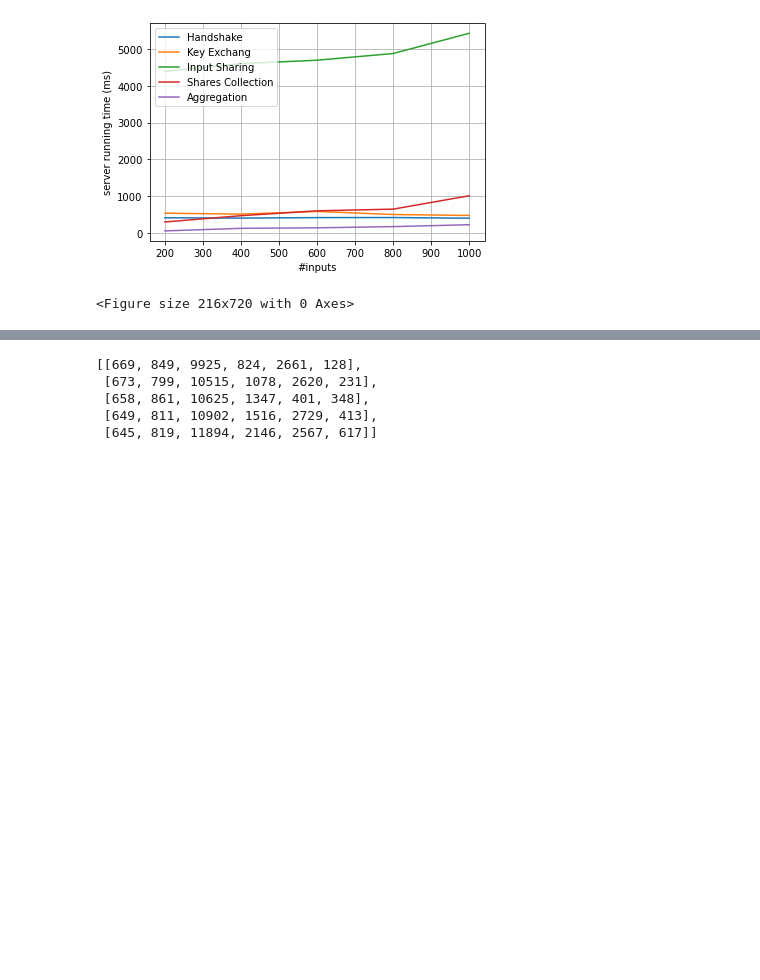
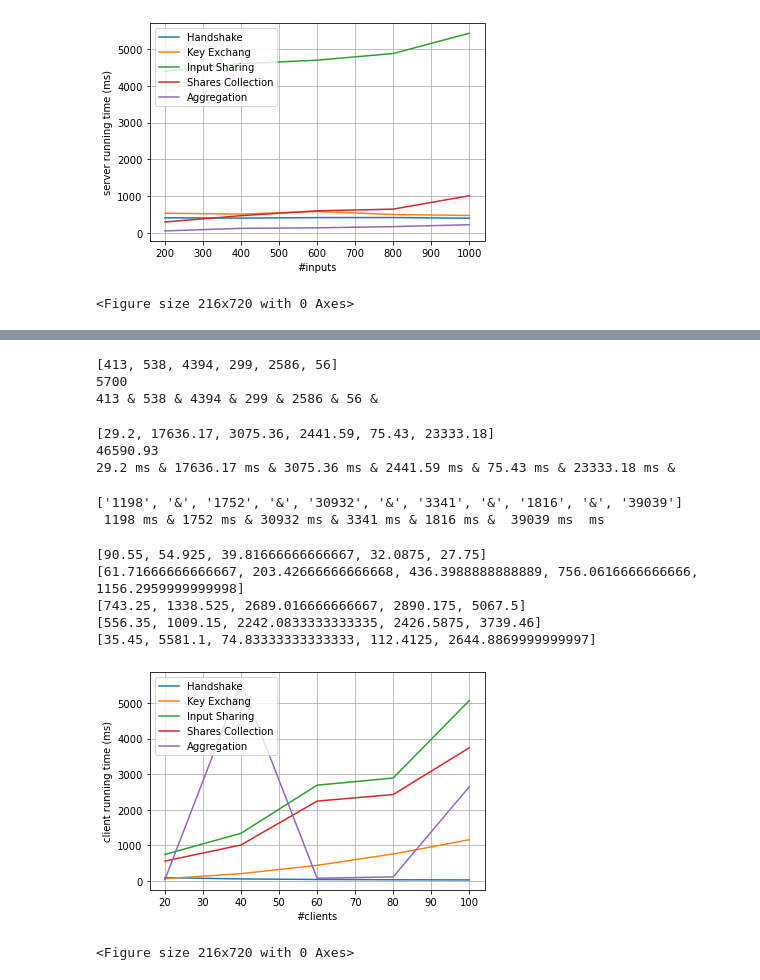
Before and after one commit to CeciliaZ030/secure-aggregation, a Jupyter notebook: output/process_time_data.ipynb, the cells around one changed output, grey strips where cells are left out. Cells and saved outputs as stored; diff of their text form; code cells hidden in the pictures; blank space fills up the shorter version.

```diff
--- a/output/process_time_data.ipynb
+++ b/output/process_time_data.ipynb
@@ -125,8 +139,6 @@ plt.show()
 # %%
-s_table[1][0]
+laytex_table(s_table[1][0])
 # %% [output]
-[[669, 849, 9925, 824, 2661, 128],
- [673, 799, 10515, 1078, 2620, 231],
- [658, 861, 10625, 1347, 401, 348],
- [649, 811, 10902, 1516, 2729, 413],
- [645, 819, 11894, 2146, 2567, 617]]
+[413, 538, 4394, 299, 2586, 56]
+5700
+413 & 538 & 4394 & 299 & 2586 & 56 &
@@ -132,0 +155,6 @@ s_table[1][0]
+# %%
+laytex_table_c(c_table[-1][2])
+# %% [output]
+[29.2, 17636.17, 3075.36, 2441.59, 75.43, 23333.18]
+46590.93
+29.2 ms & 17636.17 ms & 3075.36 ms & 2441.59 ms & 75.43 ms & 23333.18 ms &
@@ -132,0 +170,45 @@ s_table[1][0]
+# %%
+add_ms("1198 & 1752 & 30932 & 3341 & 1816 & 39039")
+# %% [output]
+['1198', '&', '1752', '&', '30932', '&', '3341', '&', '1816', '&', '39039']
+ 1198 ms & 1752 ms & 30932 ms & 3341 ms & 1816 ms &  39039 ms  ms
+# %%
+# Data for plotting
+x = [20,40,60,80,100]
+fig, ax = plt.subplots()
+
+y = [c_sub[-1][0] for c_sub in c_table]
+print(y)
+ax.plot(x, y, label = "Handshake")
+y = [c_sub[-1][1]/15 for c_sub in c_table]
+print(y)
+ax.plot(x, y, label = "Key Exchang")
+y = [c_sub[-1][2] for c_sub in c_table]
+print(y)
+ax.plot(x, y, label = "Input Sharing")
+y = [c_sub[-1][3] for c_sub in c_table]
+print(y)
+# ax.plot(x, y, label = "Error Correction")
+# y = [c_sub[-1][4] for c_sub in s_table]
+# print(y)
+ax.plot(x, y, label = "Shares Collection")
+y = [c_sub[-1][5] for c_sub in c_table]
+y[-1]/= 10
+print(y)
+ax.plot(x, y, label = "Aggregation")
+#y = [c_sub[-1] for c_sub in s_table]
+
+ax.set(xlabel='#clients', ylabel='client running time (ms)')
+ax.grid()
+plt.legend(loc="upper left")
+plt.figure(figsize=(3,10))
+fig.savefig("test.png")
+plt.show()
+# %% [output]
+[90.55, 54.925, 39.81666666666667, 32.0875, 27.75]
+[61.71666666666667, 203.42666666666668, 436.3988888888889, 756.0616666666666, 1156.2959999999998]
+[743.25, 1338.525, 2689.016666666667, 2890.175, 5067.5]
+[556.35, 1009.15, 2242.0833333333335, 2426.5875, 3739.46]
+[35.45, 5581.1, 74.83333333333333, 112.4125, 2644.8869999999997]
+[figure, added]
+<Figure size 216x720 with 0 Axes>
```
Also changed, not shown: parts of 6 cells of this notebook, 3 other files.
